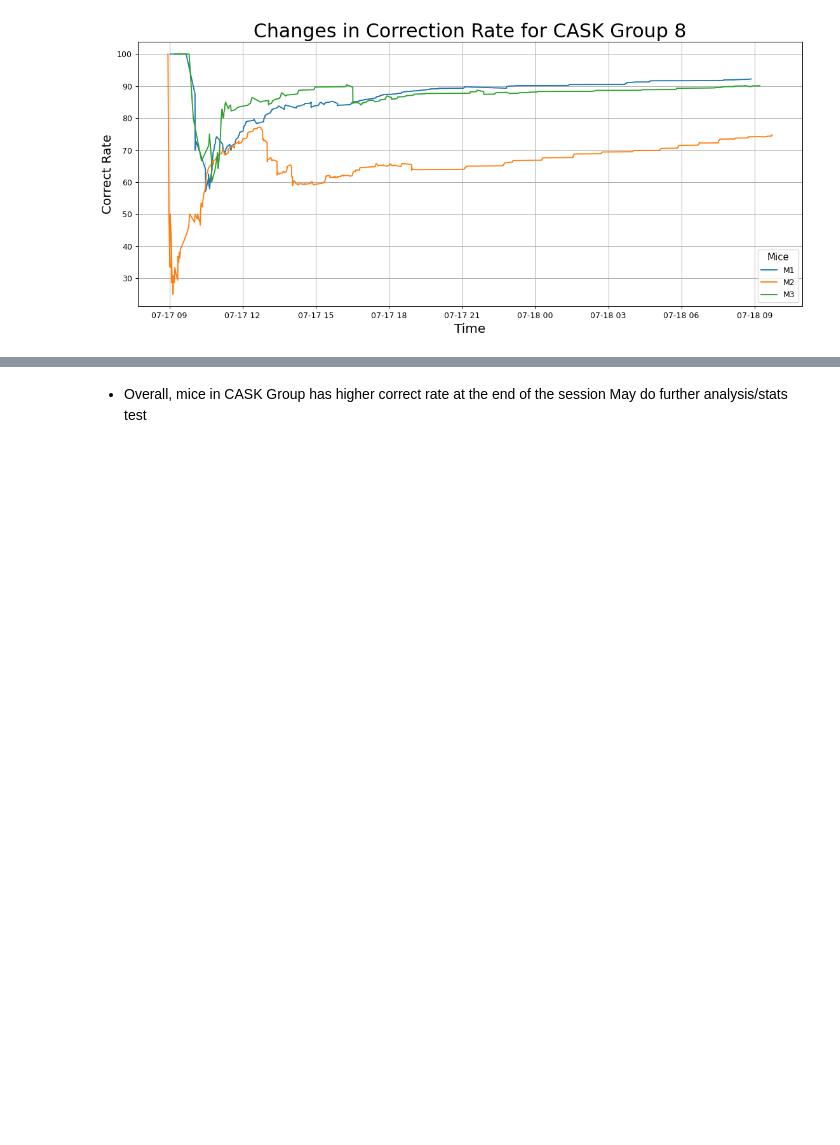
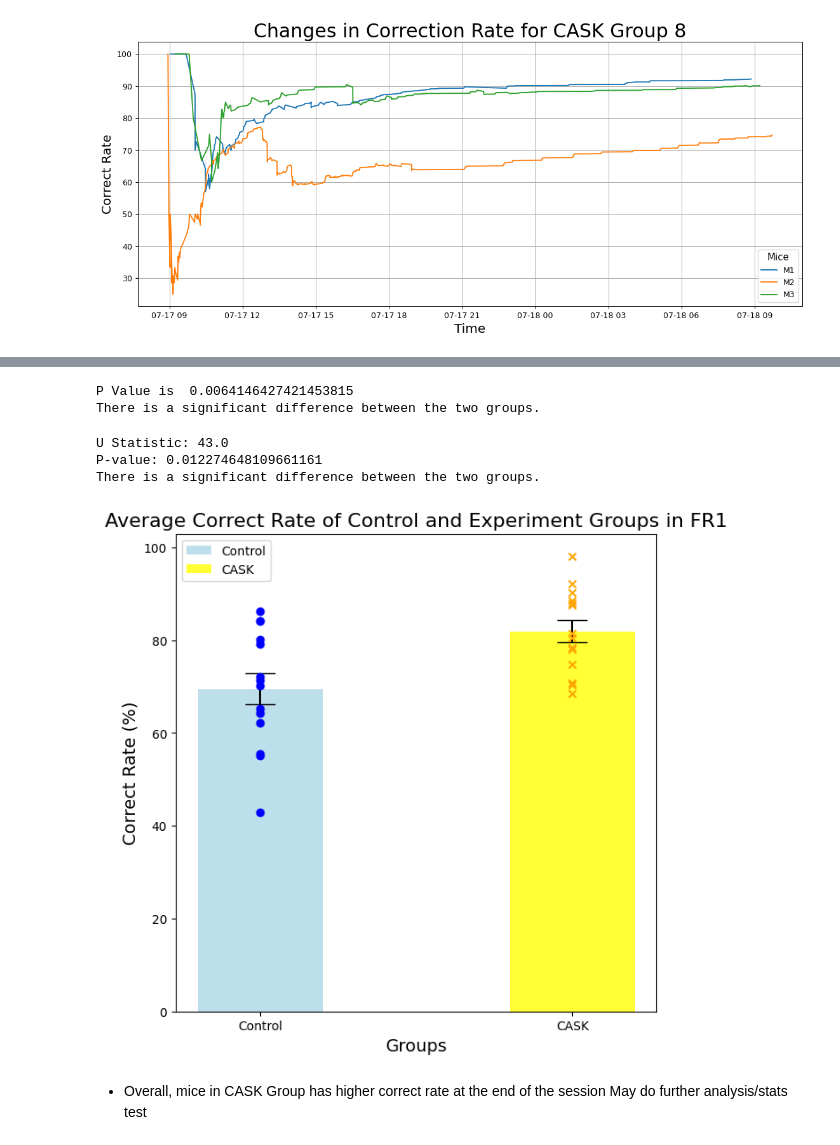
Before and after one commit to ftlabucsd/FEDUPP, a Jupyter notebook: FR1_correct_rate.ipynb, the cells around one changed output, grey strips where cells are left out. Drawn from its saved outputs; the diff is of its cells as text; code cells hidden in the pictures; blank space fills up the shorter version.

Commit message:
Add statistical analysis on average correct rate of FR1 Add new features combination analysis on HMM model

```diff
--- a/FR1_correct_rate.ipynb
+++ b/FR1_correct_rate.ipynb
@@ -214,3 +299,9 @@ B6M1 = read_excel_by_sheet(sheet='B6.M1')
 B6M2 = read_excel_by_sheet(sheet='B6.M2')
 B6M3 = read_excel_by_sheet(sheet='B6.M3')
 B6M4 = read_excel_by_sheet(sheet='B6.M4')
+# %%
+cask_ending_corr.append(B6M1['Percent_Correct'].tail(1).values[0])
+cask_ending_corr.append(B6M2['Percent_Correct'].tail(1).values[0])
+cask_ending_corr.append(B6M3['Percent_Correct'].tail(1).values[0])
+cask_ending_corr.append(B6M4['Percent_Correct'].tail(1).values[0])
+cask_ending_corr
@@ -239,3 +342,8 @@ plt.show()
 B8M1 = read_excel_by_sheet(sheet='B8.M1')
 B8M2 = read_excel_by_sheet(sheet='B8.M2')
 B8M3 = read_excel_by_sheet(sheet='B8.M3')
+# %%
+cask_ending_corr.append(B8M1['Percent_Correct'].tail(1).values[0])
+cask_ending_corr.append(B8M2['Percent_Correct'].tail(1).values[0])
+cask_ending_corr.append(B8M3['Percent_Correct'].tail(1).values[0])
+cask_ending_corr
@@ -260,3 +419,43 @@ plt.show()
+# %%
+invs.perform_T_test(ctrl_ending_corr, cask_ending_corr)
+# %% [output]
+P Value is  0.0064146427421453815
+There is a significant difference between the two groups.
+# %%
+invs.MannWhitneyUTest(ctrl_ending_corr, cask_ending_corr)
+# %% [output]
+U Statistic: 43.0
+P-value: 0.012274648109661161
+There is a significant difference between the two groups.
+# %%
+ctrl_mean = np.mean(ctrl_ending_corr)
+cask_mean = np.mean(cask_ending_corr)
+ctrl_err = np.std(ctrl_ending_corr) / np.sqrt(len(ctrl_ending_corr))
+cask_err = np.std(cask_ending_corr) / np.sqrt(len(cask_ending_corr))
+groups = ['Control', 'CASK']
+# %%
+x = np.arange(len(groups))
+width = 0.4
+# %%
+# Create the bar plot for averages
+plt.figure(figsize=(7, 7))
+
+plt.bar([1, 2], [ctrl_mean, cask_mean], yerr=[ctrl_err, cask_err], capsize=12, tick_label=groups,
+        width=width, color=['lightblue', 'yellow'], alpha=0.8, zorder=1, label=['Control', 'CASK'])
+
+x1 = [1] * len(ctrl_ending_corr)
+x2 = [2] * len(cask_ending_corr)
+plt.scatter(x1, ctrl_ending_corr, marker='o', color='blue', zorder=2)
+plt.scatter(x2, cask_ending_corr, marker='x', color='orange', zorder=2)
+
+plt.xlabel('Groups', fontsize=14)
+plt.ylabel('Correct Rate (%)', fontsize=14)
+plt.title('Average Correct Rate of Control and Experiment Groups in FR1', fontsize=16)
+
+plt.legend()
+plt.show()
+# %% [output]
+[figure, added]
 # %% [markdown]
 * Overall, mice in CASK Group has higher correct rate at the end of the session
 May do further analysis/stats test
```
Also changed, not shown: parts of 14 cells of this notebook, 3 other files.
